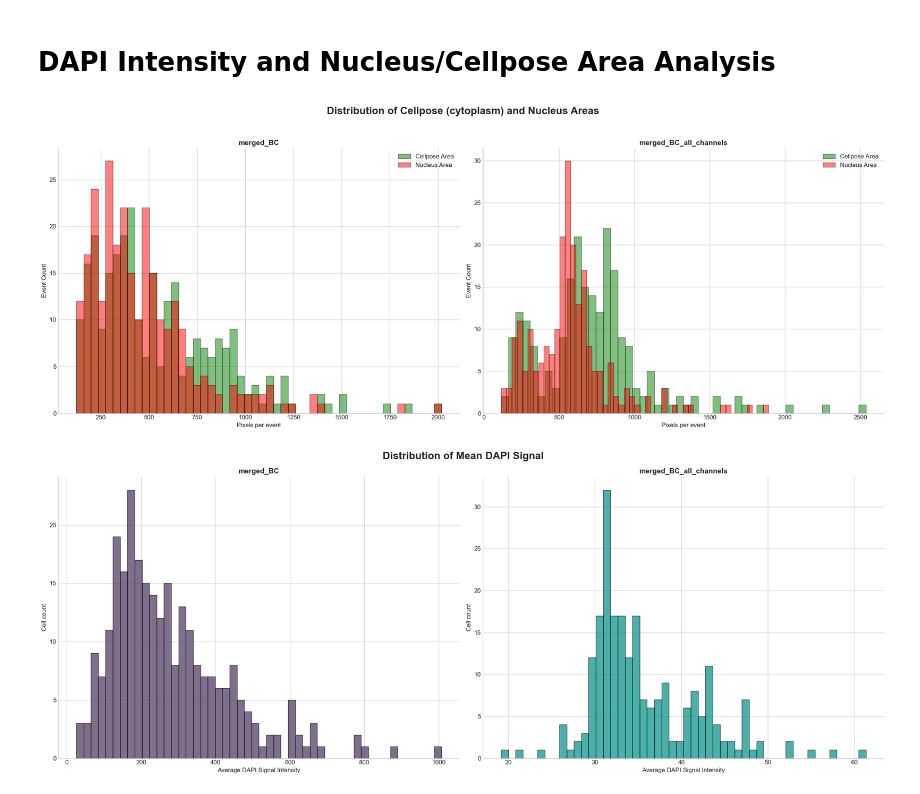
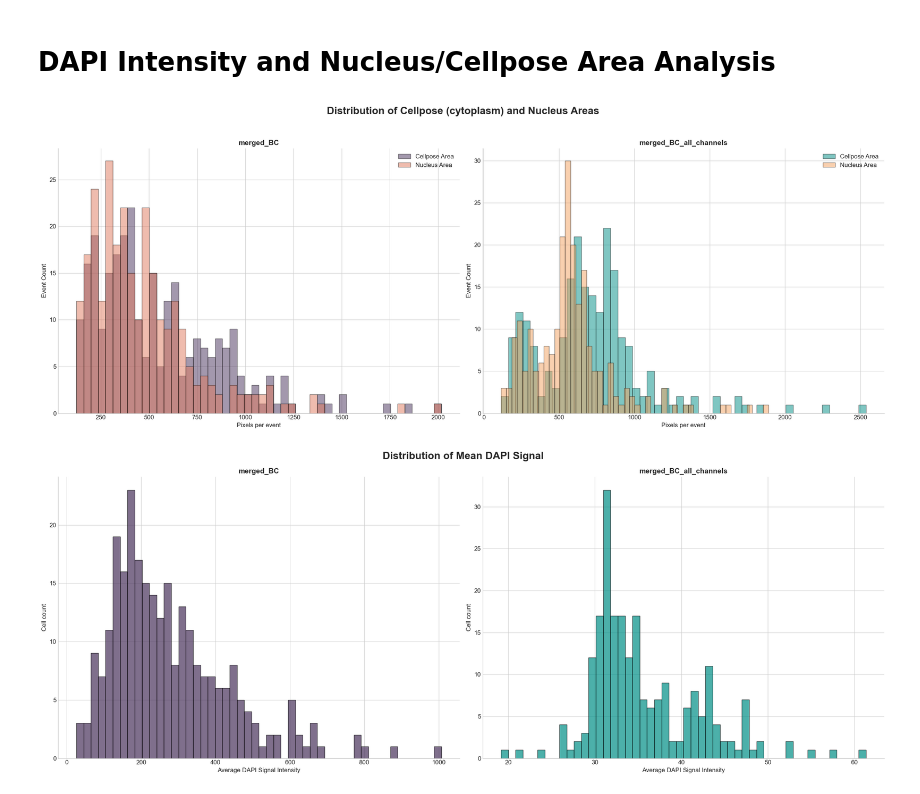
Before and after one commit to piotr-kedzierski/mask_analysis, a Jupyter notebook: mask_analysis.ipynb, the cells around one changed output. Saved outputs shown, nothing was run; the diff lists cells and outputs as text; code cells hidden in the pictures.

```diff
--- a/mask_analysis.ipynb
+++ b/mask_analysis.ipynb
@@ -30,9 +30,18 @@ plt.rcParams.update({
 })
 
 POPULATION_COLORS = {
-    "merged_BC": "#49325c",
-    "merged_BC_all_channels": "#008f87",
-    "PC_merged_all": "#ffa600",
+    "merged_BC": {
+        "primary": "#49325C",
+        "secondary": "#E07A5F",
+    },
+    "merged_BC_all_channels": {
+        "primary": "#008f87",
+        "secondary": "#F4A261",
+    },
+    "PC_merged_all": {
+        "primary": "#ffa600",
+        "secondary": "#264653",
+    },
 }
 # %%
 data_root = Path(r"C:\Users\jakub\Documents\Piotr\mask_analysis\data")
@@ -66,13 +75,13 @@ for i, p in enumerate(converted_populations):
     ax[i, 0].set_ylabel(f"{p}", fontsize=18, fontweight='bold')
 
     ax[i, 0].set_title("Circularity 1")
-    ax[i, 0].hist(df["Circularity 1"].dropna(), bins=50, edgecolor='black', alpha=0.7, color=POPULATION_COLORS[p])
+    ax[i, 0].hist(df["Circularity 1"].dropna(), bins=50, edgecolor='black', alpha=0.7, color=POPULATION_COLORS[p]["primary"])
 
     ax[i, 1].set_title("Circularity 2")
-    ax[i, 1].hist(df["Circularity 2"].dropna(), bins=50, edgecolor='black', alpha=0.7, color=POPULATION_COLORS[p])
+    ax[i, 1].hist(df["Circularity 2"].dropna(), bins=50, edgecolor='black', alpha=0.7, color=POPULATION_COLORS[p]["primary"])
 
     ax[i, 2].set_title("Eccentricity")
-    ax[i, 2].hist(df["Eccentricity"].dropna(), bins=50, edgecolor='black', alpha=0.7, color=POPULATION_COLORS[p])
+    ax[i, 2].hist(df["Eccentricity"].dropna(), bins=50, edgecolor='black', alpha=0.7, color=POPULATION_COLORS[p]["primary"])
 
 plt.tight_layout()
 plt.show()
@@ -96,15 +105,15 @@ for i, p in enumerate(converted_populations):
     ax[i, 0].set_ylabel(f"{p}", fontsize=18, fontweight='bold')
 
     ax[i, 0].set_title("Circularity 1")
-    ax[i, 0].hist(df["Circularity 1"].dropna(), bins=50, edgecolor='black', alpha=0.7, color=POPULATION_COLORS[p])
+    ax[i, 0].hist(df["Circularity 1"].dropna(), bins=50, edgecolor='black', alpha=0.7, color=POPULATION_COLORS[p]["primary"])
     ax[i, 0].axvline(THRESHOLDS["circ1"], color='r', linestyle='--')
 
     ax[i, 1].set_title("Circularity 2")
-    ax[i, 1].hist(df["Circularity 2"].dropna(), bins=50, edgecolor='black', alpha=0.7, color=POPULATION_COLORS[p])
+    ax[i, 1].hist(df["Circularity 2"].dropna(), bins=50, edgecolor='black', alpha=0.7, color=POPULATION_COLORS[p]["primary"])
     ax[i, 1].axvline(THRESHOLDS["circ2"], color='r', linestyle='--')
 
     ax[i, 2].set_title("Eccentricity")
-    ax[i, 2].hist(df["Eccentricity"].dropna(), bins=50, edgecolor='black', alpha=0.7, color=POPULATION_COLORS[p])
+    ax[i, 2].hist(df["Eccentricity"].dropna(), bins=50, edgecolor='black', alpha=0.7, color=POPULATION_COLORS[p]["primary"])
     ax[i, 2].axvline(THRESHOLDS["ecc"], color='r', linestyle='--')
 
 plt.tight_layout()
@@ -173,23 +182,23 @@ for p in converted_populations:
 # %%
 fig, ax = plt.subplots(1, n_populations, figsize=(23, 9))
 
 fig.suptitle("Distribution of Cellpose (cytoplasm) and Nucleus Areas", fontweight='bold', fontsize=20)
 
 for i, p in enumerate(converted_populations):
     df = dfs[p]
 
     ax[i].set_title(p, fontweight='bold')
 
-    ax[i].hist(df["Cellpose Area"].dropna(), bins=50, alpha=0.5, label="Cellpose Area", edgecolor='black', color='green')
-    ax[i].hist(df["Nucleus Area"].dropna(), bins=50, alpha=0.5, label="Nucleus Area", edgecolor='black', color='red')
+    ax[i].hist(df["Cellpose Area"].dropna(), bins=50, alpha=0.5, label="Cellpose Area", edgecolor='black', color=POPULATION_COLORS[p]["primary"])
+    ax[i].hist(df["Nucleus Area"].dropna(), bins=50, alpha=0.5, label="Nucleus Area", edgecolor='black', color=POPULATION_COLORS[p]["secondary"])
     ax[i].set_xlabel("Pixels per event")
     ax[i].set_ylabel("Event Count")
     ax[i].legend()
 
 plt.tight_layout(rect=[0, 0, 1, 0.95])
 plt.show()
 # %% [output]
-[figure, old version]
+[figure, new version]
 # %%
 fig, ax = plt.subplots(1, n_populations, figsize=(23, 9))
 
```
Also changed, not shown: parts of 4 cells of this notebook.
